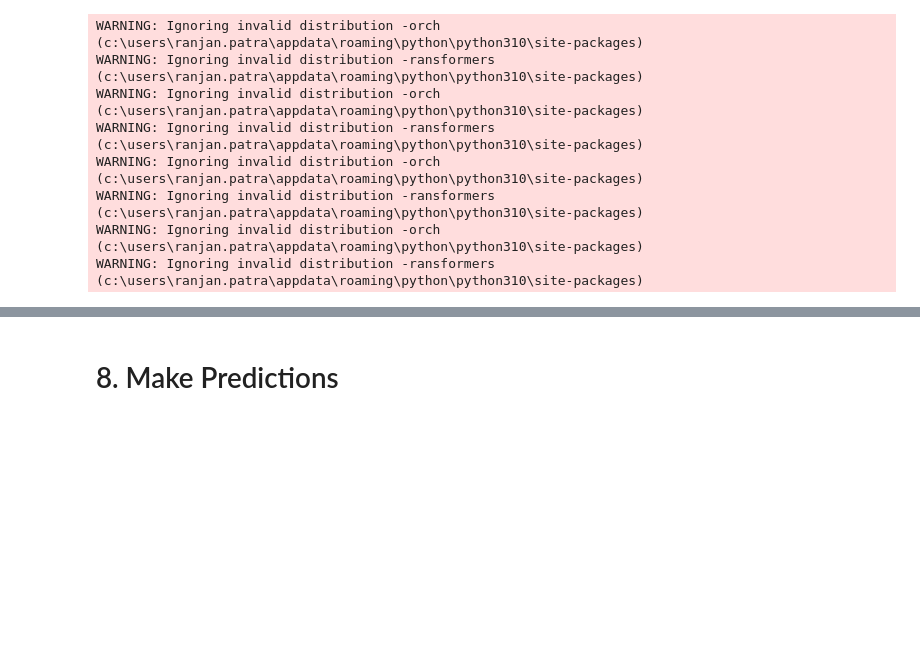
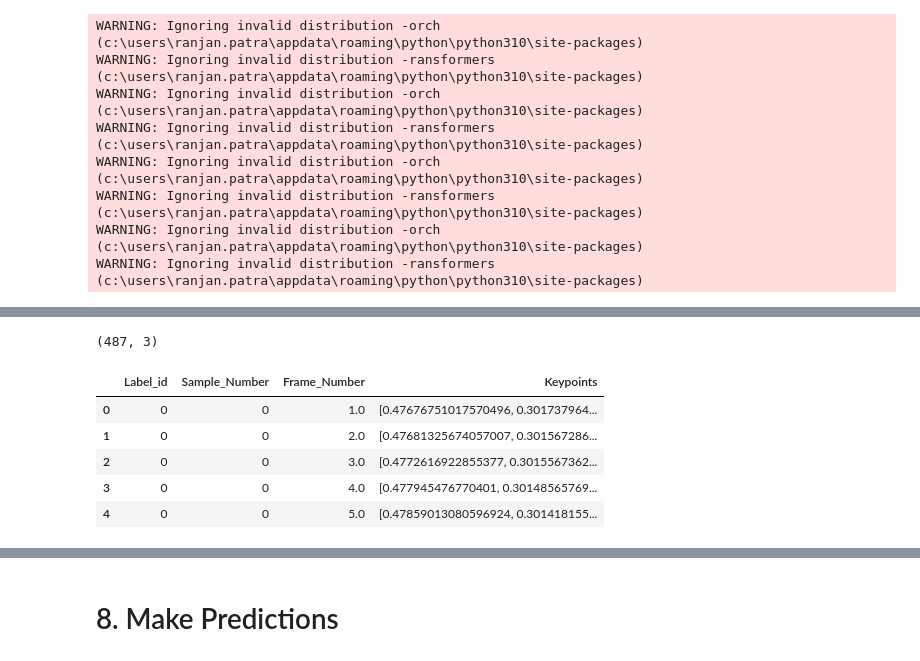
Before and after one commit to ranjan336/ISL_Pose_MediaPipe, a Jupyter notebook: Project/ISL/Model_Train_ISL.ipynb, the cells around one changed output, grey strips where cells are left out. Cells and saved outputs as stored; diff of their text form; code cells hidden in the pictures; blank space fills up the shorter version.

```diff
--- a/Project/ISL/Model_Train_ISL.ipynb
+++ b/Project/ISL/Model_Train_ISL.ipynb
@@ -259,2 +191,4 @@ X = np.array(sequences)
 # %%
-X.shape
+x.shape
+# %% [output]
+(487, 3)
@@ -262,0 +195,11 @@ y = to_categorical(labels).astype(int)
+# %%
+y=df_raw[["Label_id","Sample_Number","Frame_Number","Keypoints"]]
+# %%
+y.head()
+# %% [output]
+|  | Label_id | Sample_Number | Frame_Number | Keypoints |
+| 0 | 0 | 0 | 1.0 | [0.47676751017570496, 0.301737964... |
+| 1 | 0 | 0 | 2.0 | [0.47681325674057007, 0.301567286... |
+| 2 | 0 | 0 | 3.0 | [0.4772616922855377, 0.3015567362... |
+| 3 | 0 | 0 | 4.0 | [0.477945476770401, 0.30148565769... |
+| 4 | 0 | 0 | 5.0 | [0.47859013080596924, 0.301418155... |
```
Also changed, not shown: parts of 47 cells of this notebook, 1 other file.
